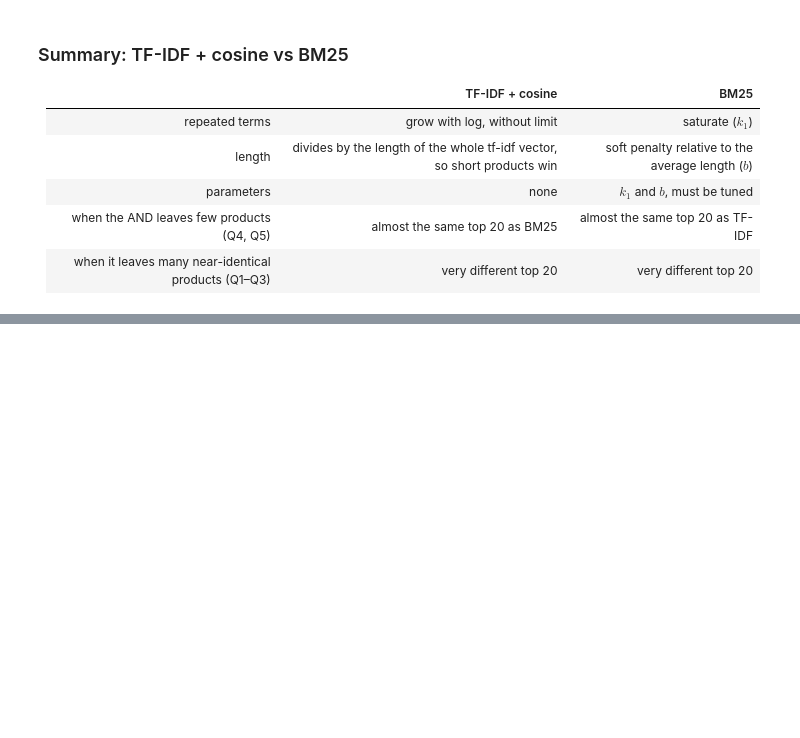
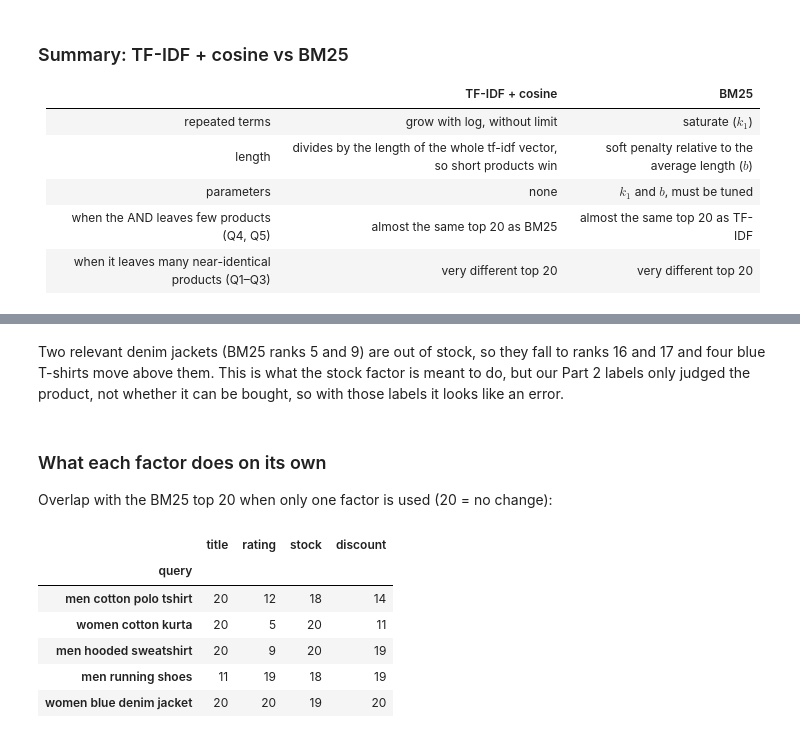
Before and after one commit to elenagotlost/irwa-search-engine, a Jupyter notebook: project_progress/part_3/part_3.ipynb, the cells around one changed output, grey strips where cells are left out. Saved outputs shown, nothing was run; the diff lists cells and outputs as text; code cells hidden in the pictures; blank space fills up the shorter version.

```diff
--- a/project_progress/part_3/part_3.ipynb
+++ b/project_progress/part_3/part_3.ipynb
@@ -352,0 +571,29 @@ Saved results_tfidf_bm25_top20.csv and results_tfidf_vs_bm25.csv
+# %% [markdown]
+Two relevant denim jackets (BM25 ranks 5 and 9) are out of stock, so they fall to ranks 16 and 17
+and four blue T-shirts move above them. This is what the stock factor is meant to do, but our
+Part 2 labels only judged the product, not whether it can be bought, so with those labels it looks
+like an error.
+# %% [markdown]
+### What each factor does on its own
+
+Overlap with the BM25 top 20 when only one factor is used (20 = no change):
+# %%
+def top20_one_factor(query, factor):
+    terms = preprocess_text(query)
+    docs = conjunctive_search(terms, index)
+    scores = [(pid, score * custom_factors(pid, terms, custom_data)[factor])
+              for pid, score in rank_bm25(terms, docs, idf, data)]
+    scores.sort(key=lambda x: (-x[1], x[0]))
+    return {pid for pid, _ in scores[:20]}
+
+pd.DataFrame({factor: [len(set(results[(qid, "bm25")].pid) & top20_one_factor(q, factor)) for qid, q in TEST_QUERIES.items()]
+              for factor in ["title", "rating", "stock", "discount"]},
+             index=pd.Index(TEST_QUERIES.values(), name="query"))
+# %% [output]
+|  | title | rating | stock | discount |
+| query |  |  |  |  |
+| men cotton polo tshirt | 20 | 12 | 18 | 14 |
+| women cotton kurta | 20 | 5 | 20 | 11 |
+| men hooded sweatshirt | 20 | 9 | 20 | 19 |
+| men running shoes | 11 | 19 | 18 | 19 |
+| women blue denim jacket | 20 | 20 | 19 | 20 |
```
Also changed, not shown: parts of 16 cells of this notebook, 3 other files.
